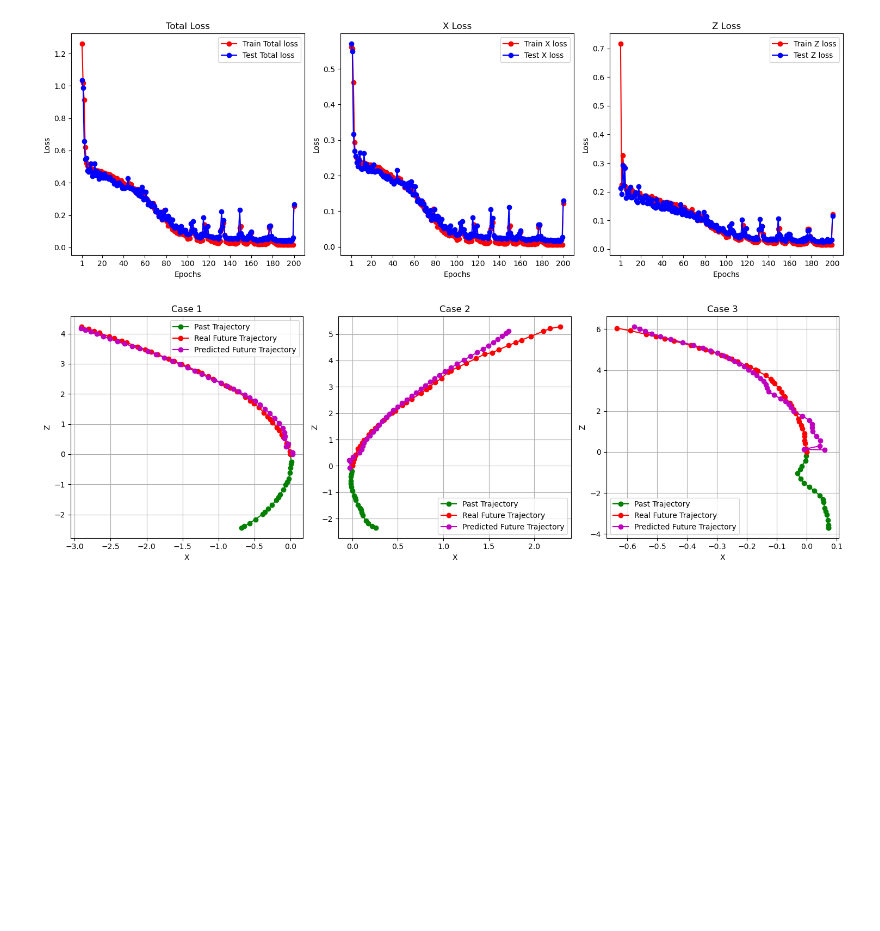
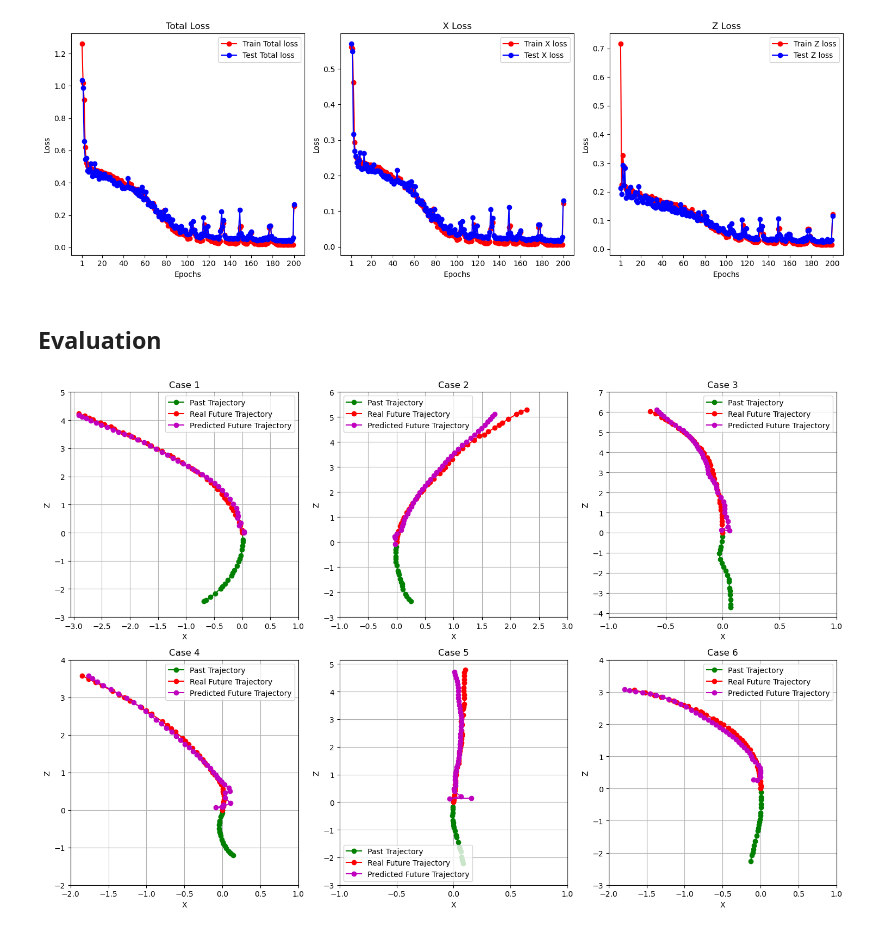
Before and after one commit to AlexSanta/Lab_Image_and_Video_Analysis, a Jupyter notebook: step1.ipynb, the cells around one changed output. Saved outputs shown, nothing was run; the diff lists cells and outputs as text; code cells hidden in the pictures; blank space fills up the shorter version.

Commit message:
Fixed the scale of the evaluation graphs and added more evaluation samples

```diff
--- a/step1.ipynb
+++ b/step1.ipynb
@@ -22,7 +22,7 @@ past_seconds = 2
 future_seconds = 4
 framerate = 10
 # %%
-class CustomDataset1(Dataset):
+class CustomDataset(Dataset):
     def __init__(self, folder_path, past_seconds=2, future_seconds=4, framerate=10):
         self.folder_path = folder_path
         self.npz_files = [f for f in os.listdir(folder_path) if f.endswith('.npz')]
@@ -190,7 +190,7 @@ def plot_loss(epochs, train_losses_total, test_losses_total, train_losses_x, tes
     plt.tight_layout()  # Per evitare sovrapposizioni
     plt.show()
 # %%
-dataset = CustomDataset1(folder_path=folder_path, past_seconds=past_seconds, future_seconds=future_seconds,
+dataset = CustomDataset(folder_path=folder_path, past_seconds=past_seconds, future_seconds=future_seconds,
                          framerate=framerate)
 torch.manual_seed(42) # per avere lo stesso split di train/test ad ogni esecuzione
 train_set, test_set = random_split(dataset, [0.75, 0.25])
@@ -320,43 +320,60 @@ plot_loss(len(train_losses_total), train_losses_total, test_losses_total, train_
           test_losses_z)
 # %% [output]
 [figure]
+# %% [markdown]
+## Evaluation
 # %%
-'''
+
 model = MyGRU(input_size=input_size, hidden_size=hidden_size, output_size=output_size,
               num_layers=num_layers).to(device=device)
-model.load_state_dict(torch.load("model_weights"))'
-'''
+model.load_state_dict(torch.load("model_weights_step1"))
+
 model.eval()
 batch = next(iter(test_loader)) # prende un batch dal test_loader
 past_batch, future_batch = batch  # estrae passato e futuro dal batch
 
 # seleziona tre esempi diversi dal batch
-indices = [14, 20, 32]  # indici di tre campioni
+indices = [14, 20, 32, 35, 40, 50]  # indici di sei campioni
 examples = [(past_batch[i], future_batch[i]) for i in indices]
 
-fig, axes = plt.subplots(1, 3, figsize=(15, 5))
+fig, axes = plt.subplots(2, 3, figsize=(15, 10))
 
 for i, (past, future) in enumerate(examples):
+
+    all_points = torch.cat((past, future), 0)
     past = past.cpu().numpy()
     future = future.cpu().numpy()
 
     # Predizione del modello
     past_tensor = past_batch[indices[i]].unsqueeze(0).to(device)  # prende un campione e aggiunge batch dim
     with torch.no_grad():
         predicted_future = model(past_tensor).squeeze(0).cpu().detach().numpy()  # predice e converte in numpy
 
+    row, col = divmod(i, 3)  # Converte i in (riga, colonna)
+
     # Plot
-    axes[i].plot(past[:, 0], past[:, 1], 'g-o', label="Past Trajectory")
-    axes[i].plot(future[:, 0], future[:, 1], 'r-o', label="Real Future Trajectory")
-    axes[i].plot(predicted_future[:, 0], predicted_future[:, 1], 'm-o', label="Predicted Future Trajectory")
+    axes[row, col].plot(past[:, 0], past[:, 1], 'g-o', label="Past Trajectory")
+    axes[row, col].plot(future[:, 0], future[:, 1], 'r-o', label="Real Future Trajectory")
+    axes[row, col].plot(predicted_future[:, 0], predicted_future[:, 1], 'm-o', label="Predicted Future Trajectory")
 
-    axes[i].set_xlabel("X")
-    axes[i].set_ylabel("Z")
-    axes[i].set_title(f"Case {i+1}")
-    axes[i].legend()
-    axes[i].grid()
+    axes[row, col].set_xlabel("X")
+    axes[row, col].set_ylabel("Z")
+    axes[row, col].set_title(f"Case {i+1}")
+    axes[row, col].legend()
+    axes[row, col].grid()
+
+    x_min, x_max = all_points[:, 0].min(), all_points[:, 0].max()
+    z_min, z_max = all_points[:, 1].min(), all_points[:, 1].max()
+
+    x_min_tick = float(np.floor(float(x_min)))
+    x_max_tick = float(np.ceil(float(x_max)))
+    z_min_tick = float(np.floor(float(z_min)))
+    z_max_tick = float(np.ceil(float(z_max)))
+
+    axes[row, col].set_xticks(np.arange(x_min_tick, x_max_tick + 0.5, 0.5))
+    axes[row, col].set_yticks(np.arange(z_min_tick, z_max_tick + 1.0, 1.0))
 
 plt.tight_layout()
 plt.show()
 # %% [output]
-[figure, old version]
+[figure, new version]
```
Also changed, not shown: parts of 2 cells of this notebook.
